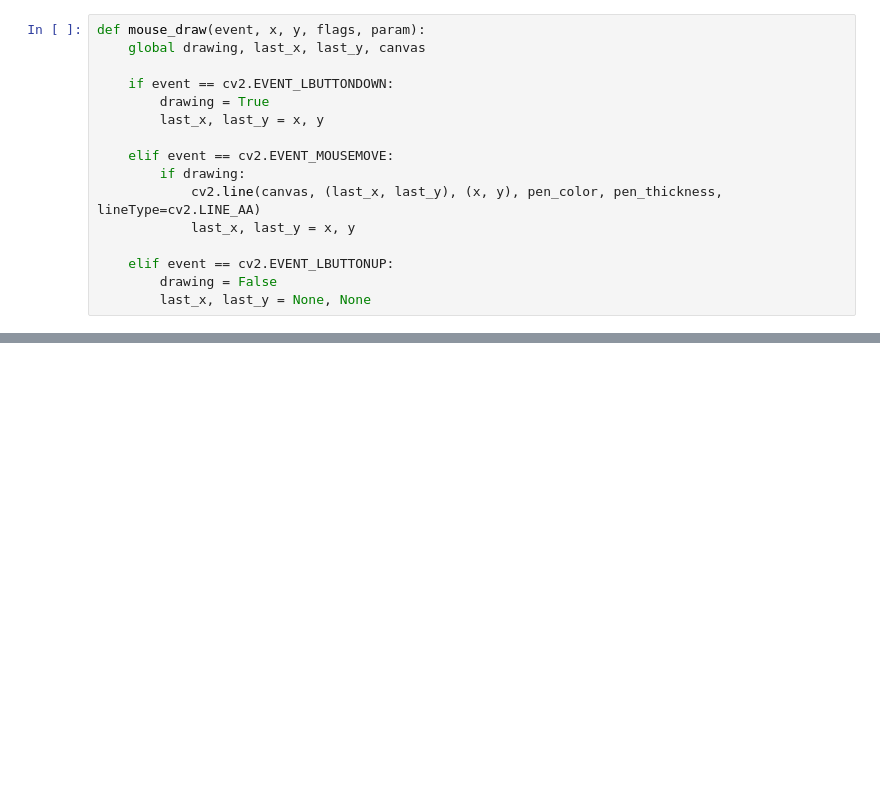
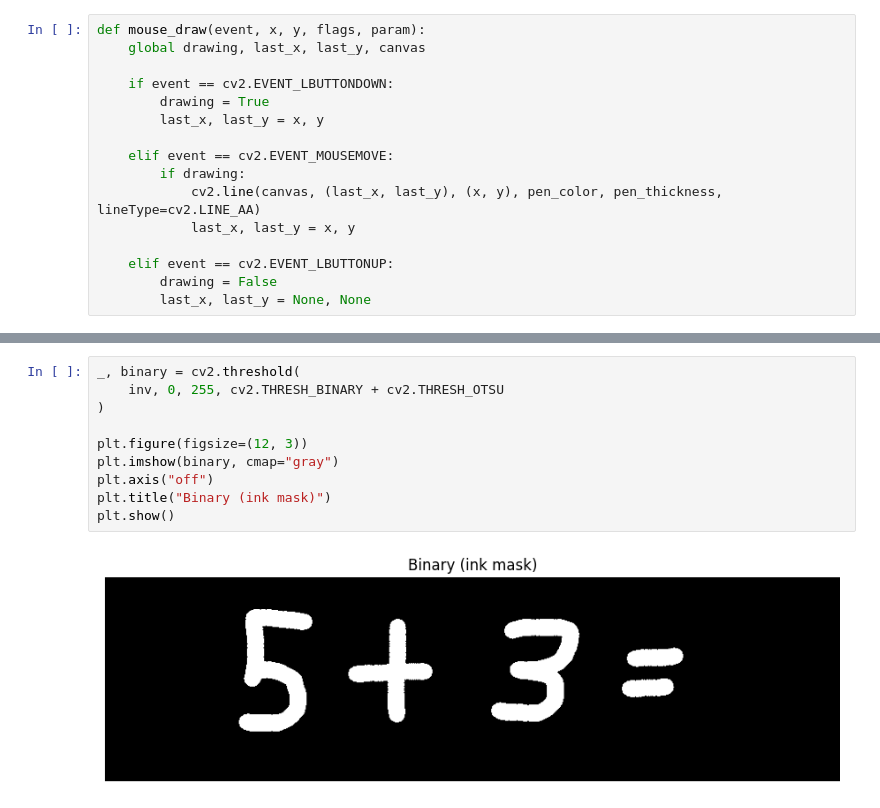
Before and after one commit to EnesYilmazcode/LiveScribe, a Jupyter notebook: main.ipynb, the cells around one changed output, grey strips where cells are left out. Saved outputs shown, nothing was run; the diff lists cells and outputs as text; blank space fills up the shorter version.

```diff
--- a/main.ipynb
+++ b/main.ipynb
@@ -68,0 +88,12 @@ No draw.png found yet. Press 's' in the pad window to save.
+# %%
+_, binary = cv2.threshold(
+    inv, 0, 255, cv2.THRESH_BINARY + cv2.THRESH_OTSU
+)
+
+plt.figure(figsize=(12, 3))
+plt.imshow(binary, cmap="gray")
+plt.axis("off")
+plt.title("Binary (ink mask)")
+plt.show()
+# %% [output]
+[figure, added]
```
Also changed, not shown: parts of 5 cells of this notebook.
